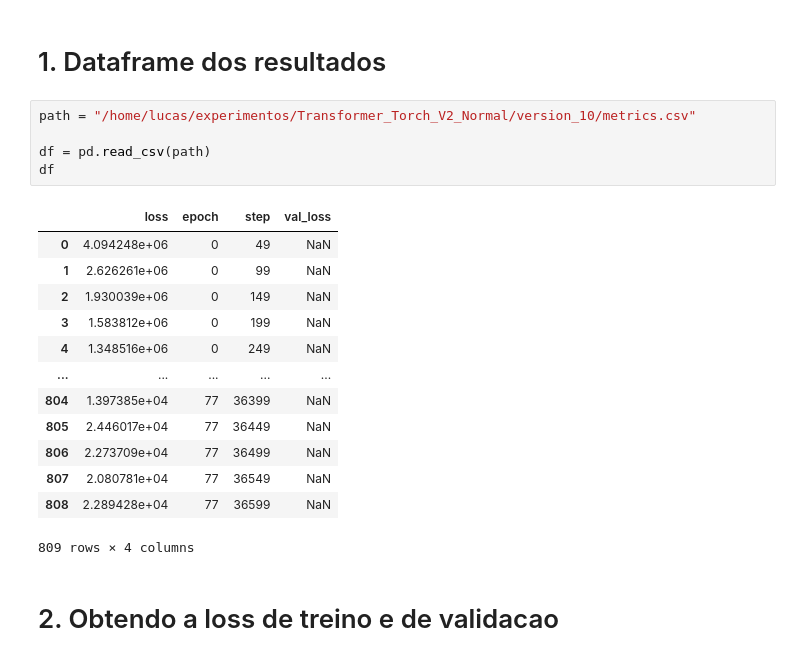
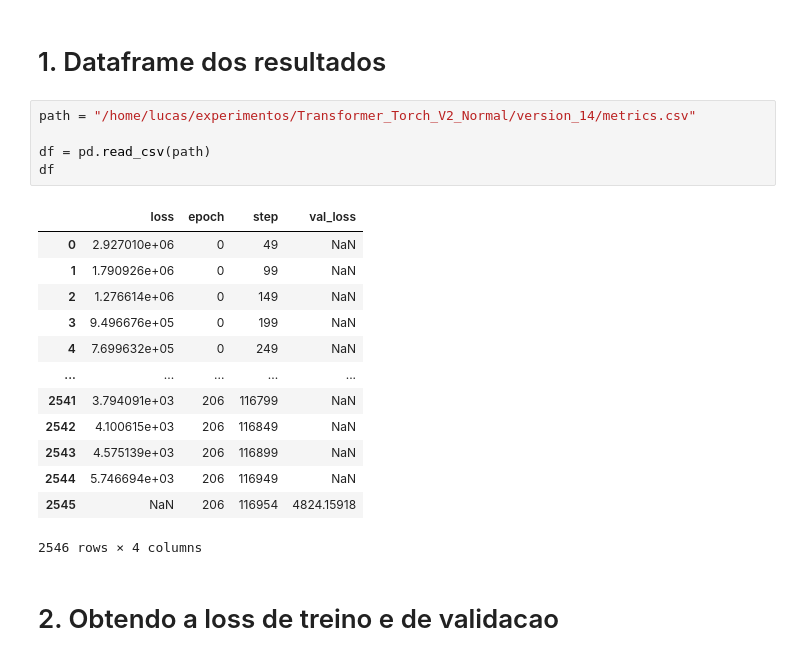
Before and after one commit to Migliorin/Image-Denoising, a Jupyter notebook: notebooks/ExperimentsAnalysis/PlotGraph.ipynb, the cells around one changed output. Drawn from its saved outputs; the diff is of its cells as text.

```diff
--- a/notebooks/ExperimentsAnalysis/PlotGraph.ipynb
+++ b/notebooks/ExperimentsAnalysis/PlotGraph.ipynb
@@ -9,24 +45,24 @@ import seaborn as sns
 # %% [markdown]
 # 1. Dataframe dos resultados
 # %%
-path = "/home/lucas/experimentos/Transformer_Torch_V2_Normal/version_10/metrics.csv"
+path = "/home/lucas/experimentos/Transformer_Torch_V2_Normal/version_14/metrics.csv"
 
 df = pd.read_csv(path)
 df
 # %% [output]
 |  | loss | epoch | step | val_loss |
-| 0 | 4.094248e+06 | 0 | 49 | NaN |
-| 1 | 2.626261e+06 | 0 | 99 | NaN |
-| 2 | 1.930039e+06 | 0 | 149 | NaN |
-| 3 | 1.583812e+06 | 0 | 199 | NaN |
-| 4 | 1.348516e+06 | 0 | 249 | NaN |
+| 0 | 2.927010e+06 | 0 | 49 | NaN |
+| 1 | 1.790926e+06 | 0 | 99 | NaN |
+| 2 | 1.276614e+06 | 0 | 149 | NaN |
+| 3 | 9.496676e+05 | 0 | 199 | NaN |
+| 4 | 7.699632e+05 | 0 | 249 | NaN |
 | ... | ... | ... | ... | ... |
-| 804 | 1.397385e+04 | 77 | 36399 | NaN |
-| 805 | 2.446017e+04 | 77 | 36449 | NaN |
-| 806 | 2.273709e+04 | 77 | 36499 | NaN |
-| 807 | 2.080781e+04 | 77 | 36549 | NaN |
-| 808 | 2.289428e+04 | 77 | 36599 | NaN |
+| 2541 | 3.794091e+03 | 206 | 116799 | NaN |
+| 2542 | 4.100615e+03 | 206 | 116849 | NaN |
+| 2543 | 4.575139e+03 | 206 | 116899 | NaN |
+| 2544 | 5.746694e+03 | 206 | 116949 | NaN |
+| 2545 | NaN | 206 | 116954 | 4824.15918 |
-809 rows × 4 columns
+2546 rows × 4 columns
 # %% [markdown]
 # 2. Obtendo a loss de treino e de validacao
 # %% [markdown]
```
Also changed, not shown: parts of 54 cells of this notebook, 1 other file.
